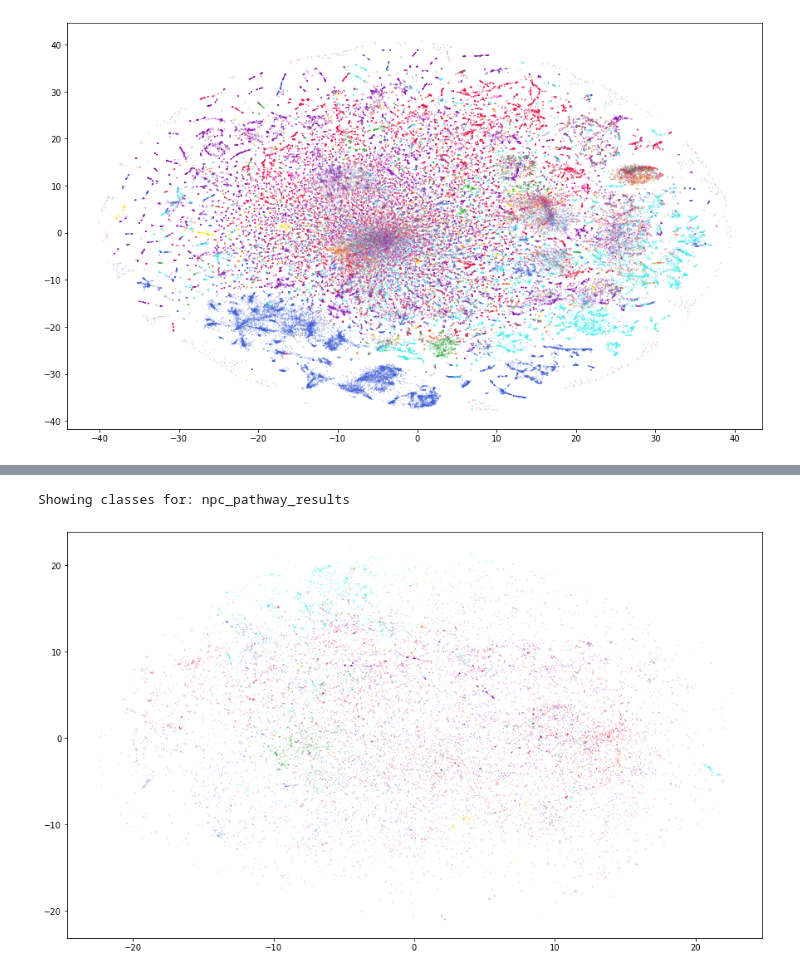
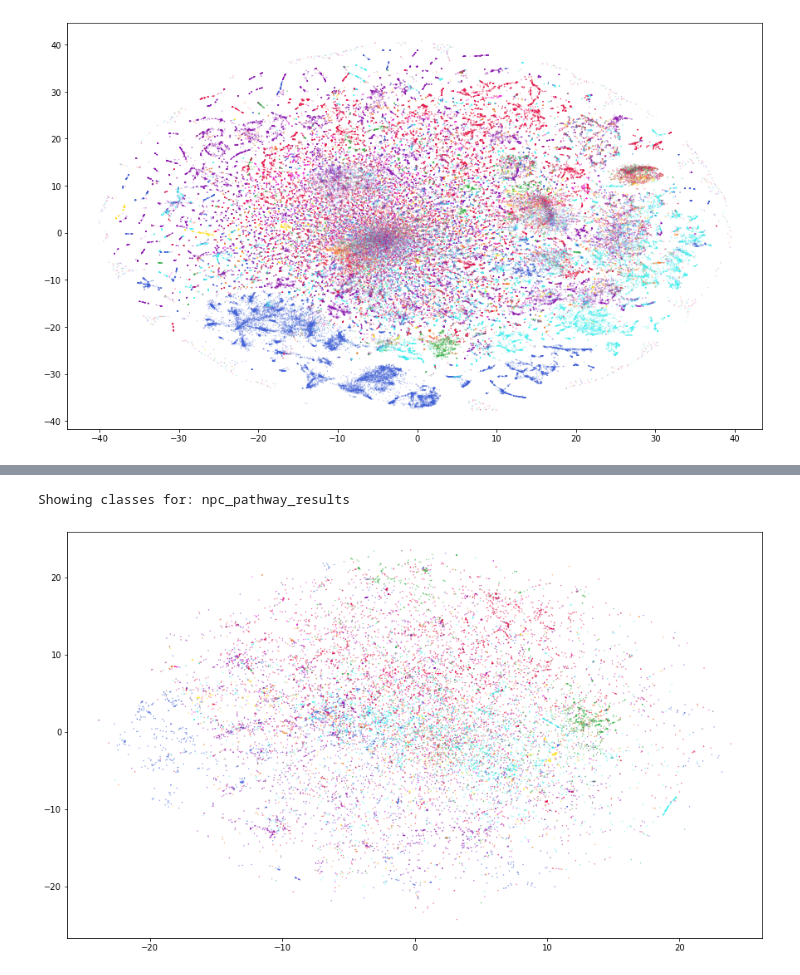
Before and after one commit to louwenjjr/ms2_mass_differences, a Jupyter notebook: notebooks/1d-Prepare_visualisation_data.ipynb, the cells around one changed output, grey strips where cells are left out. Cells and saved outputs as stored; diff of their text form; code cells hidden in the pictures.

```diff
--- a/notebooks/1d-Prepare_visualisation_data.ipynb
+++ b/notebooks/1d-Prepare_visualisation_data.ipynb
@@ -327,10 +378,10 @@ Showing classes for: npc_pathway_results
-# %%
-#UniqueInchikey 3D
-print("Showing classes for:", new_header[i_chosen])
-plt.figure(figsize=(15,9))
-plt.scatter(np.take(tsne_3d_res[:,0], uniq_ids),np.take(tsne_3d_res[:,1], uniq_ids), 0.02,
-            c=[spectra_chosen_classes[i] for i in uniq_ids])
-plt.show()
-# %% [output]
-Showing classes for: npc_pathway_results
-[figure, removed]
+# %%
+#UniqueInchikey 3D - weighted - point size is bigger than previous plot
+print("Showing classes for:", new_header[i_chosen])
+plt.figure(figsize=(15,9))
+plt.scatter(np.take(tsne_3d_w_res[:,0], uniq_ids),np.take(tsne_3d_w_res[:,1], uniq_ids), 0.09,
+            c=[spectra_chosen_classes[i] for i in uniq_ids])
+plt.show()
+# %% [output]
+Showing classes for: npc_pathway_results
+[figure, added]
```
Also changed, not shown: parts of 31 cells of this notebook.
